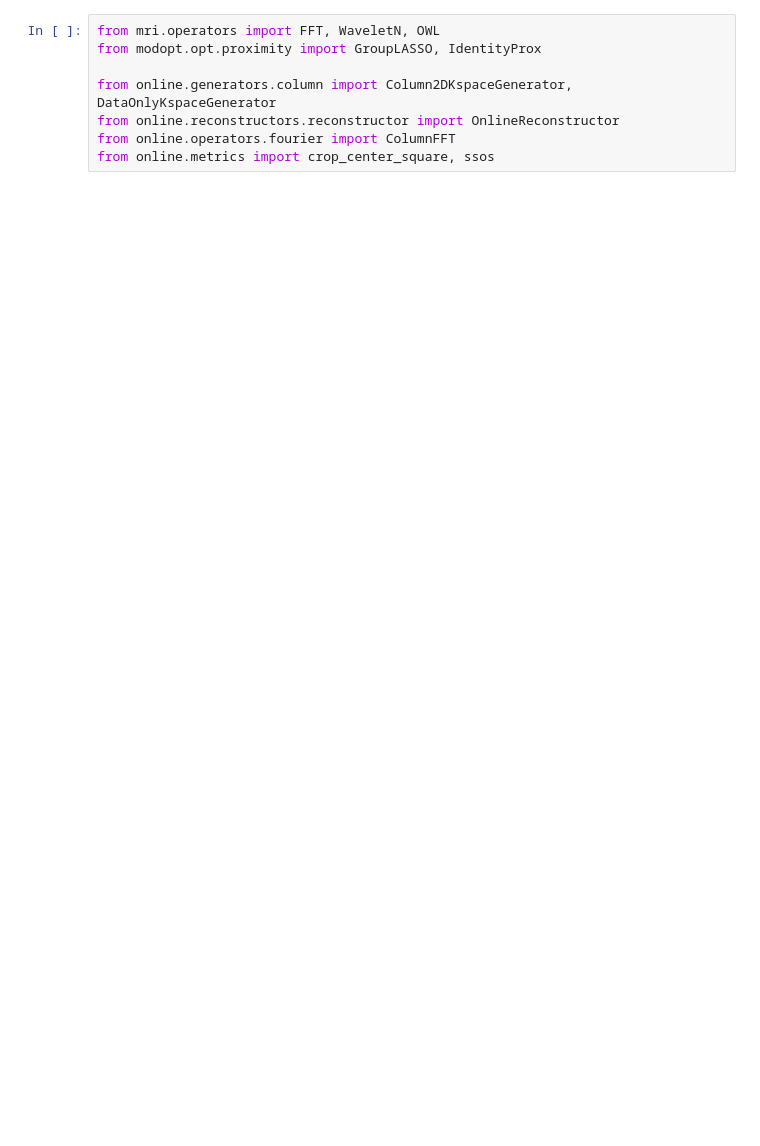
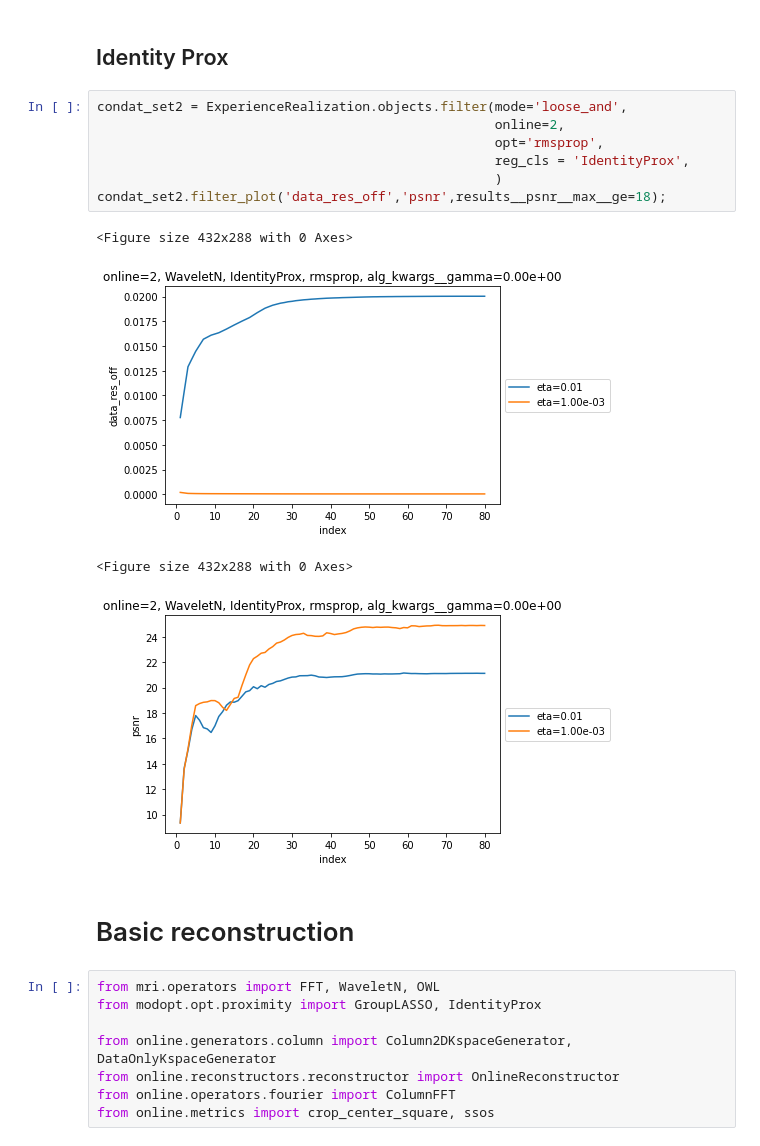
Before and after one commit to paquiteau/pysap-mri-online, a Jupyter notebook: results_ana.ipynb, the cells around one changed output. Cells and saved outputs as stored; diff of their text form; blank space fills up the shorter version.

```diff
--- a/results_ana.ipynb
+++ b/results_ana.ipynb
@@ -151,3 +164,19 @@ ExperienceSet(2WaveletNGroupLASSO{'weights': 0.0001}vanilla{'eta': 1.0}
+# %% [markdown]
+## Identity Prox
+# %%
+condat_set2 = ExperienceRealization.objects.filter(mode='loose_and',
+                                                   online=2,
+                                                   opt='rmsprop',
+                                                   reg_cls = 'IdentityProx',
+                                                   )
+condat_set2.filter_plot('data_res_off','psnr',results__psnr__max__ge=18);
+# %% [output]
+<Figure size 432x288 with 0 Axes>
+[figure, added]
+<Figure size 432x288 with 0 Axes>
+[figure, added]
+# %% [markdown]
+# Basic reconstruction
 # %%
 from mri.operators import FFT, WaveletN, OWL
 from modopt.opt.proximity import GroupLASSO, IdentityProx
```
Also changed, not shown: parts of 14 cells of this notebook, 9 other files.
